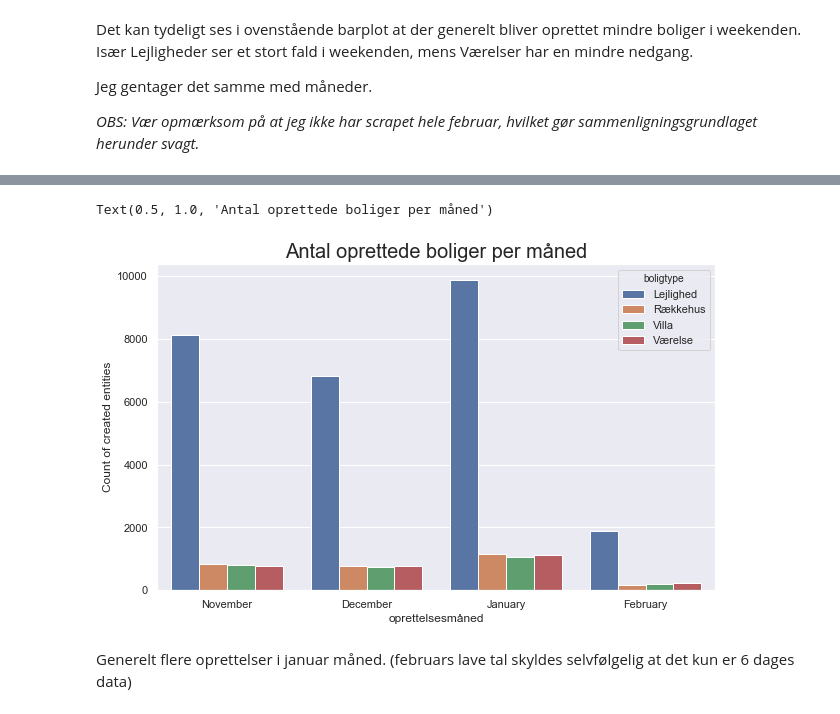
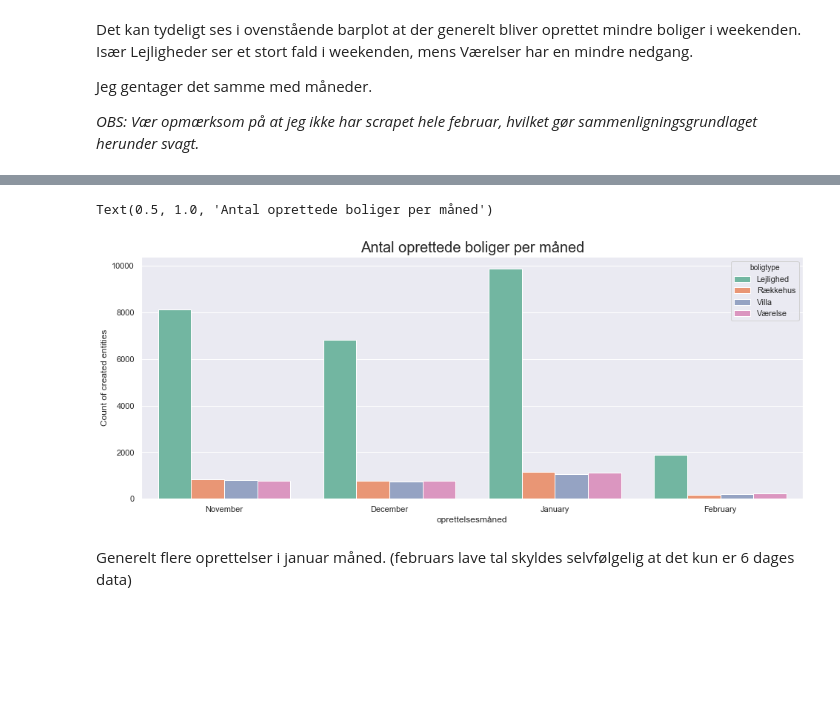
Before and after one commit to MadsJC/Bolig-site-analyse, a Jupyter notebook: PYTHON - Exploratory Data Analysis (EDA).ipynb, the cells around one changed output, grey strips where cells are left out. Cells and saved outputs as stored; diff of their text form; code cells hidden in the pictures; blank space fills up the shorter version.

```diff
--- a/PYTHON - Exploratory Data Analysis (EDA).ipynb
+++ b/PYTHON - Exploratory Data Analysis (EDA).ipynb
@@ -220,15 +220,15 @@ Total antal dage: 6 days
 # %%
 df_month_bar = df.groupby(['oprettelsesmåned', 'boligtype'], as_index=False)['ids'].count()
 df_month_bar = df_month_bar.rename(columns={'ids':'Count of created entities'})
 month_order = ['November','December','January','February']
 
-plt.figure(figsize=(10,6))
-sns.barplot(x="oprettelsesmåned", y="Count of created entities",
+plt.figure(figsize=(16,6))
+sns.barplot(x="oprettelsesmåned", y="Count of created entities", palette="Set2",
                  hue='boligtype', data=df_month_bar, order=month_order)
 plt.title('Antal oprettede boliger per måned', fontsize=20)
 # %% [output]
 Text(0.5, 1.0, 'Antal oprettede boliger per måned')
-[figure, old version]
+[figure, new version]
 # %% [markdown]
 Generelt flere oprettelser i januar måned. (februars lave tal skyldes selvfølgelig at det kun er 6 dages data)
 # %% [markdown]
```
Also changed, not shown: parts of 7 cells of this notebook, 1 other file.
